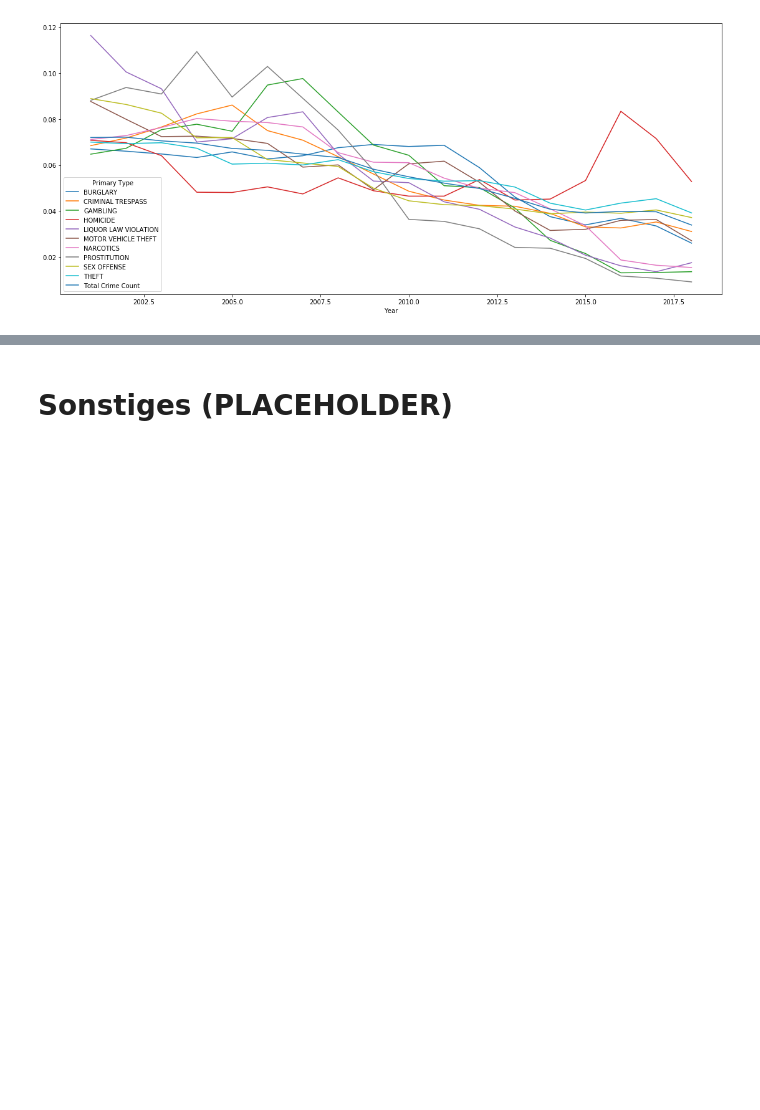
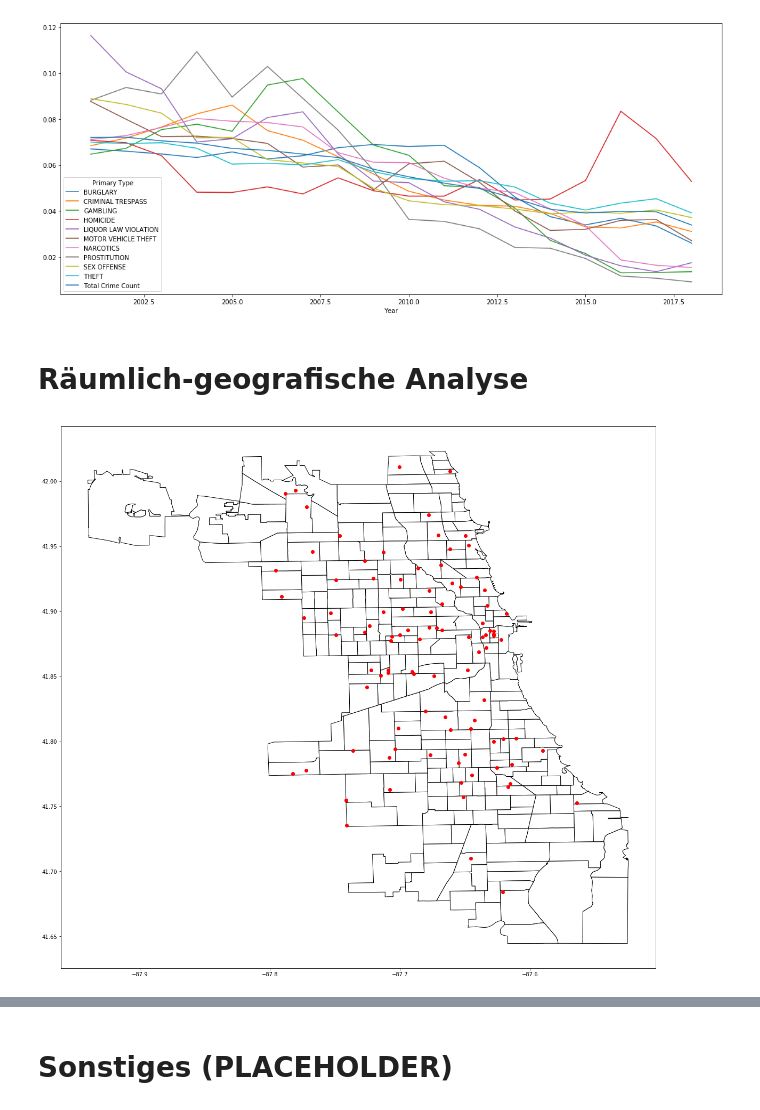
Before and after one commit to sambokai/Chicago-Crime-EDA, a Jupyter notebook: EDA.ipynb, the cells around one changed output, grey strips where cells are left out. Saved outputs shown, nothing was run; the diff lists cells and outputs as text; code cells hidden in the pictures; blank space fills up the shorter version.

```diff
--- a/EDA.ipynb
+++ b/EDA.ipynb
@@ -37,3 +52,9 @@ crimes = crimes[crimes['Primary Type'] != 'DOMESTIC VIOLENCE']
+# %%
+# Domestic Violence hat nur einen einzigen Eintrag
+crimes = crimes[crimes['Primary Type'] != 'DOMESTIC VIOLENCE']
+
+# District 31 besteht aus den unabhängigen Städten Norridge und Harwood Heights, die nicht zur Polizeiverwaltung der Stadt Chicago gehören.
+beats_map = beats_map[beats_map.district != '31']
 # %% [markdown]
 # Häufigkeit pro Straftatenart
 # %%
@@ -295,3 +339,19 @@ c.T.plot(figsize=(19,8))
 <matplotlib.axes._subplots.AxesSubplot at 0x...>
 [figure]
 [figure]
+# %% [markdown]
+# Räumlich-geografische Analyse
+# %%
+c = crimes
+
+c = c[c['Primary Type'] == 'THEFT'].sample(100)
+
+if (len(c) < 150000):
+    ax = beats_map.plot(
+    color='white', edgecolor='black',figsize=(20,20))
+
+    c.plot(ax=ax, color='red')
+else:
+    print(f'Too many points to render. ({len(c)})')
+# %% [output]
+[figure, added]
```
Also changed, not shown: parts of 10 cells of this notebook.
